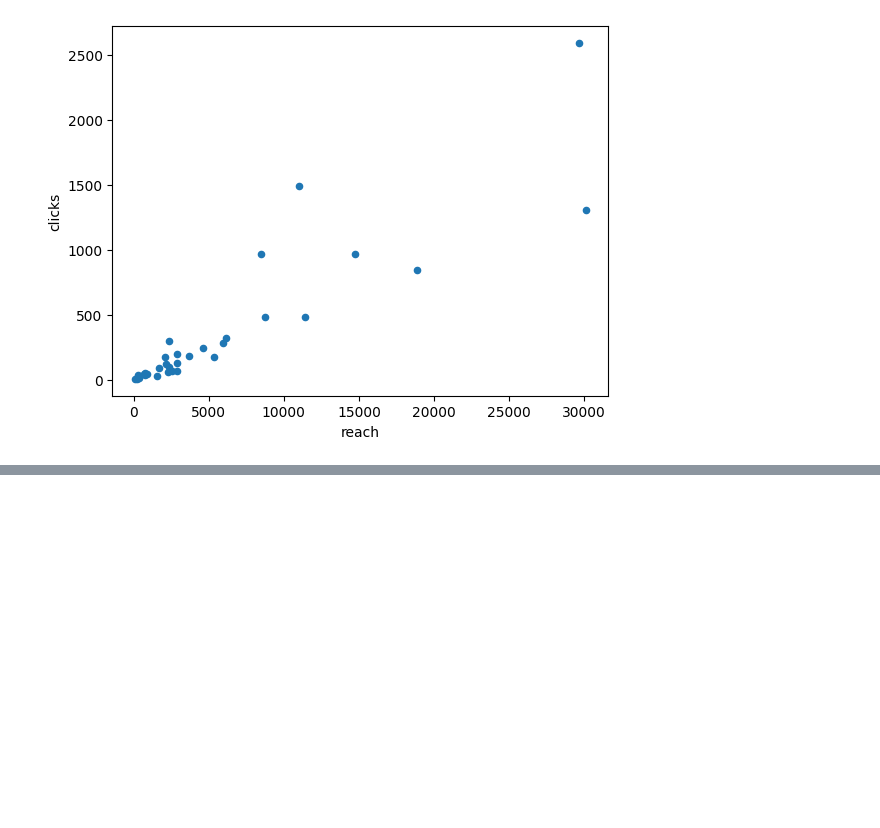
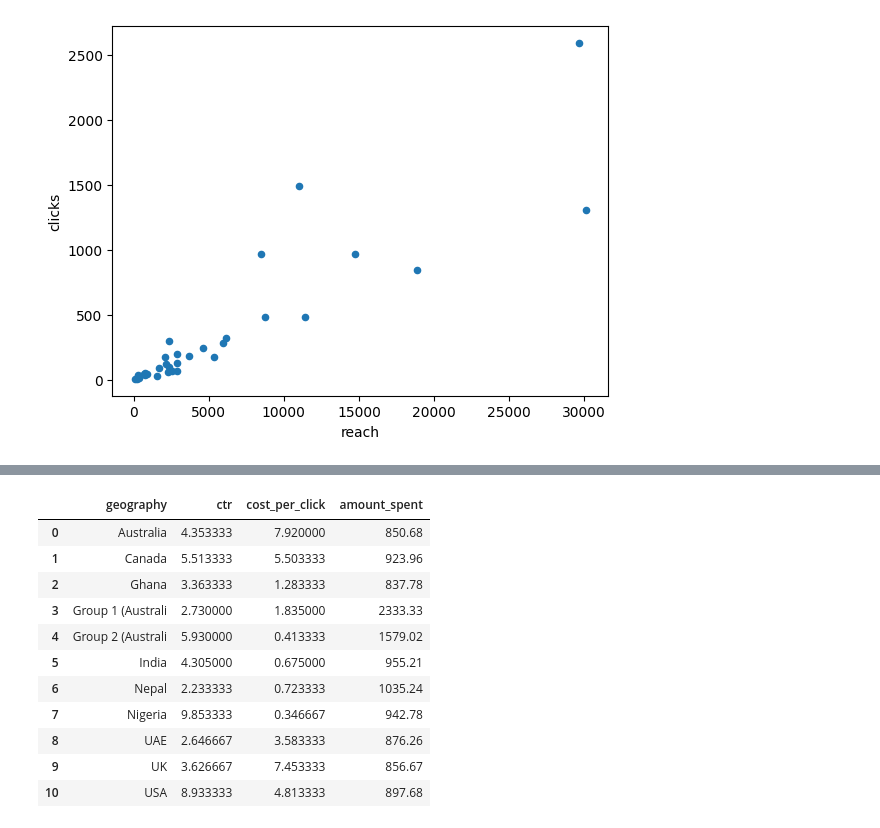
Before and after one commit to bakar-01/My-Dataanalysis, a Jupyter notebook: Marketing_Data.ipynb, the cells around one changed output, grey strips where cells are left out. Cells and saved outputs as stored; diff of their text form; code cells hidden in the pictures; blank space fills up the shorter version.

```diff
--- a/Marketing_Data.ipynb
+++ b/Marketing_Data.ipynb
@@ -216 +234,22 @@ plt.plot()
+# %%
+# Group by geography and calculate mean CTR and total spend
+geo_stats = df.groupby('geography').agg({
+    'ctr': 'mean',
+    'cost_per_click': 'mean',
+    'amount_spent': 'sum'
+}).reset_index()
+geo_stats
+# %% [output]
+|  | geography | ctr | cost_per_click | amount_spent |
+| 0 | Australia | 4.353333 | 7.920000 | 850.68 |
+| 1 | Canada | 5.513333 | 5.503333 | 923.96 |
+| 2 | Ghana | 3.363333 | 1.283333 | 837.78 |
+| 3 | Group 1 (Australi | 2.730000 | 1.835000 | 2333.33 |
+| 4 | Group 2 (Australi | 5.930000 | 0.413333 | 1579.02 |
+| 5 | India | 4.305000 | 0.675000 | 955.21 |
+| 6 | Nepal | 2.233333 | 0.723333 | 1035.24 |
+| 7 | Nigeria | 9.853333 | 0.346667 | 942.78 |
+| 8 | UAE | 2.646667 | 3.583333 | 876.26 |
+| 9 | UK | 3.626667 | 7.453333 | 856.67 |
+| 10 | USA | 8.933333 | 4.813333 | 897.68 |
 # %% [markdown]
```
Also changed, not shown: parts of 4 cells of this notebook.
